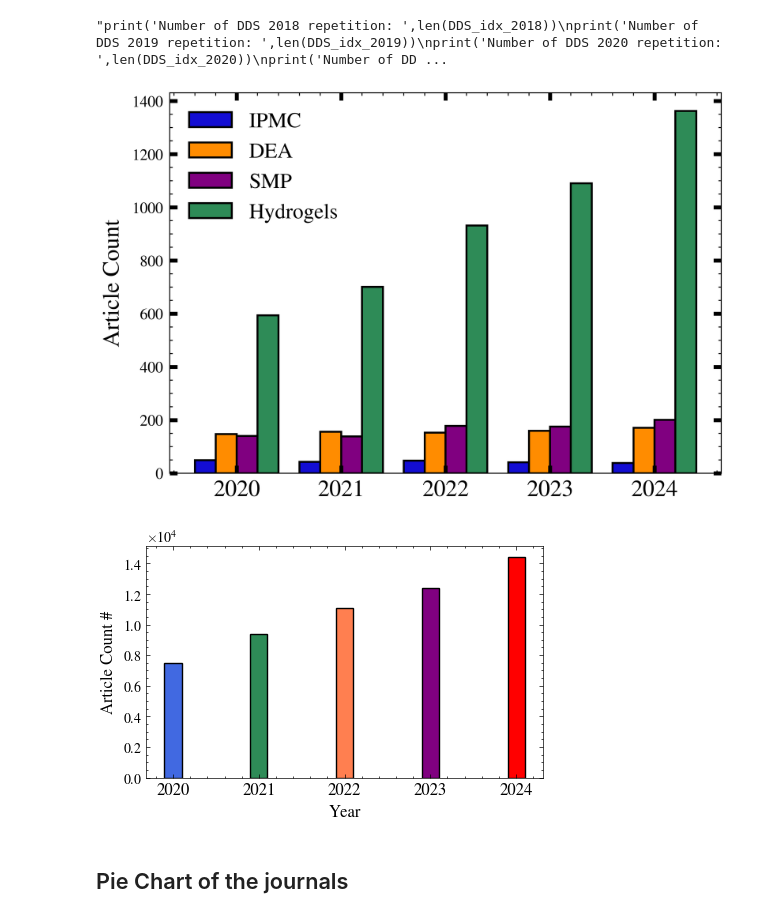
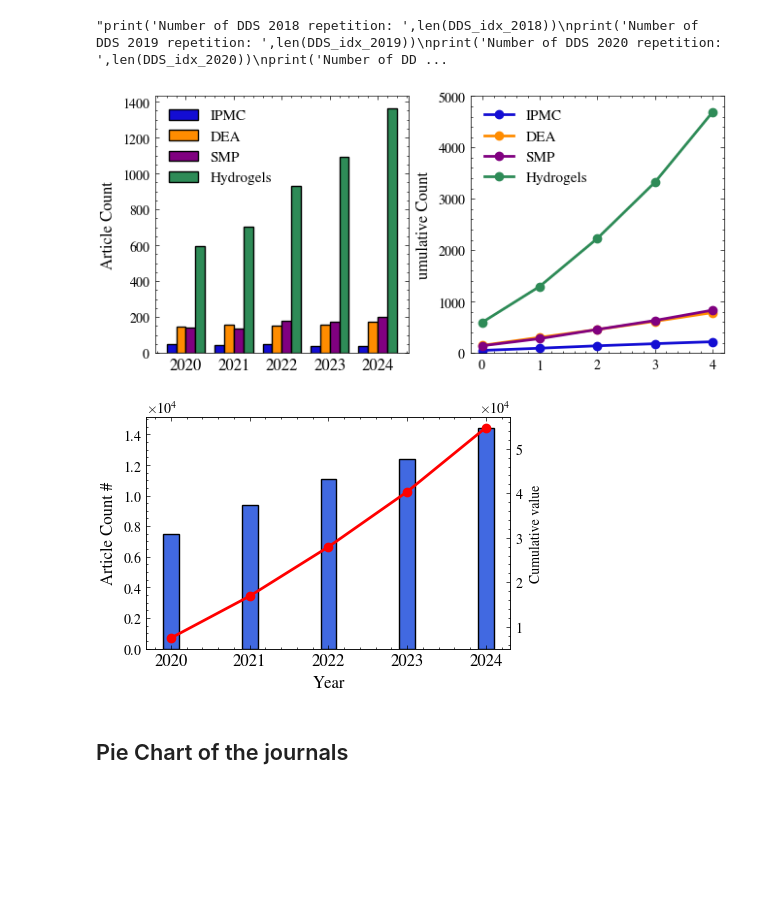
Before and after one commit to mohsafaei/Literature-Analysis, a Jupyter notebook: Literature-Analysis.ipynb, the cells around one changed output. Cells and saved outputs as stored; diff of their text form; code cells hidden in the pictures; blank space fills up the shorter version.

```diff
--- a/Literature-Analysis.ipynb
+++ b/Literature-Analysis.ipynb
@@ -323,6 +318,15 @@ hyd_idx_2024 = kw_count(pattern_hydrogel,subdata_2024)
 
 hyd_rpt = np.array([len(hyd_idx_2020), len(hyd_idx_2021), len(hyd_idx_2022), len(hyd_idx_2023),
                     len(hyd_idx_2024)])#DDS_rpt = DDS_rpt.to_numpy()
+def cumulativeValue(x):
+    z = 0
+    cumulative_list = []
+
+    for item in x:
+        z += item
+        cumulative_list.append(z)
+
+    return cumulative_list
 # %%
 #belec_idx_2018 = kw_count(pattern_robot,subdata_2018)
 #belec_idx_2019 = kw_count(pattern_robot,subdata_2019)
@@ -347,51 +351,53 @@ print('Number of DDS 2025 repetition: ',len(DDS_idx_2025))"""
 # %% [output]
 "print('Number of DDS 2018 repetition: ',len(DDS_idx_2018))\nprint('Number of DDS 2019 repetition: ',len(DDS_idx_2019))\nprint('Number of DDS 2020 repetition: ',len(DDS_idx_2020))\nprint('Number of DD ...
 # %%
-
 scaled_cm = (DEA_rpt - DEA_rpt.min()) / (DEA_rpt.max() - DEA_rpt.min())
 cmap = colormap(scaled_cm)
 
 categs = ['2020', '2021','2022','2023','2024']
 
-fig2, ax2 = plt.subplots(num='DDS in literature',figsize=(4.5, 3.0))
-
+fig2, (ax2,ax22) = plt.subplots(1,2, num='DDS in literature',figsize=(6.5, 3.0))
 bar = np.arange(len(categs))
 bar_width = 0.2  # We make the bars a bit narrower to fit four
-
 
 ax2.set_ylabel('Article Count', fontsize=12)
 #ax2.set_title('Keywords in Literature', fontsize=16, fontweight='bold')
 ax2.set_xticks(bar)
 ax2.set_xticklabels(categs, fontsize=12)
 
 ax2.bar(bar - 1.5 * bar_width, IPMC_rpt,bar_width,color = cmap[0],
         edgecolor ='black',label ='IPMC')
 ax2.bar(bar - 0.5 * bar_width, DEA_rpt,bar_width,color = "darkorange",
         edgecolor ='black',label ='DEA')
 ax2.bar(bar + 0.5 * bar_width, SMP_rpt,bar_width,color = "purple",
         edgecolor ='black',label ='SMP')
 ax2.bar(bar + 1.5 * bar_width, hyd_rpt,bar_width,color = "seagreen",
         edgecolor ='black',label ='Hydrogels')
+ax2.legend(fontsize=11)
 
-ax2.legend(fontsize=11)
+ax22.plot(bar, cumulativeValue(IPMC_rpt), color=cmap[0], marker='o', linewidth=2, label='IPMC')
+ax22.plot(bar, cumulativeValue(DEA_rpt), color='darkorange', marker='o', linewidth=2, label='DEA')
+ax22.plot(bar, cumulativeValue(SMP_rpt), color='purple', marker='o', linewidth=2, label='SMP')
+ax22.plot(bar, cumulativeValue(hyd_rpt), color='seagreen', marker='o', linewidth=2, label='Hydrogels')
+ax22.set_ylim([0,5000])
+ax22.legend(fontsize=11)
+ax22.set_ylabel('Cumulative Count', fontsize=12)
+
 
 #ax2.bar(bar[4], DDS_rpt[4],color = cmap[4],edgecolor ='black',label ='2022')
 #ax2.bar(bar[5], DDS_rpt[5],color = cmap[5],edgecolor ='black',label ='2023')
 #ax2.bar(bar[6], DDS_rpt[6],color = cmap[6],edgecolor ='black',label ='2024')
 #ax2.bar(bar[7], DDS_rpt[7],color = cmap[7],edgecolor ='black',label ='2025')
 
 fig2.tight_layout()
-fig2.savefig('Keyword_Literature.jpg',dpi=600)
-#fig2.savefig('Keyword_Literature.pdf',dpi=600)
+fig2.savefig('Keyword_Literature.jpg',dpi=600) #optional: .pdf
+
 
 plt.show()
 # %% [output]
-[figure, old version]
+[figure, new version]
 # %%
 from matplotlib.ticker import ScalarFormatter
-
-#scaled_cm = (DEA_rpt - DEA_rpt.min()) / (DEA_rpt.max() - DEA_rpt.min())
-#cmap = colormap(scaled_cm)
 
 
 categs = ['2020', '2021','2022','2023','2024']
@@ -400,7 +406,6 @@ fig3, ax3 = plt.subplots(num='DDS in literature',figsize=(4.5, 3.0))
 
 bar = np.arange(len(categs))
 bar_width = 0.2  # We make the bars a bit narrower to fit four
-
 
 
 # Make y-axis scientific-like
@@ -420,15 +425,22 @@ ax3.set_xticklabels(categs, fontsize=12)
 
 ax3.bar(0, SMA_lit[0],bar_width,color='royalblue',
         edgecolor ='black')
-ax3.bar(1, SMA_lit[1],bar_width,color='seagreen',
+ax3.bar(1, SMA_lit[1],bar_width,color='royalblue',
         edgecolor ='black')
-ax3.bar(2, SMA_lit[2],bar_width,color='coral',
+ax3.bar(2, SMA_lit[2],bar_width,color='royalblue',
         edgecolor ='black')
-ax3.bar(3, SMA_lit[3],bar_width,color='purple',
+ax3.bar(3, SMA_lit[3],bar_width,color='royalblue',
         edgecolor ='black')
-ax3.bar(4, SMA_lit[4],bar_width,color='red',
+ax3.bar(4, SMA_lit[4],bar_width,color='royalblue',
         edgecolor ='black')
+#ax3.plot(bar, cumulativeValue(SMA_lit), color='black', marker='o', linewidth=2, label='Trend')
 
+ax4 = ax3.twinx()
+ax4.plot(range(len(SMA_lit)), cumulativeValue(SMA_lit),
+         color='red', marker='o', linewidth=2, label='Trend')
+ax4.set_ylabel('Cumulative value')
+ax4.yaxis.set_major_formatter(formatter)
+ax4.ticklabel_format(axis='y', style='sci', scilimits=(0, 0))
 #ax3.legend(fontsize=11)
 
 #ax2.bar(bar[4], DDS_rpt[4],color = cmap[4],edgecolor ='black',label ='2022')
@@ -442,7 +454,7 @@ fig3.savefig('SPA_in_Literature.jpg',dpi=600)
 
 plt.show()
 # %% [output]
-[figure, old version]
+[figure, new version]
 # %% [markdown]
 ## Pie Chart of the journals
 # %%
```
Also changed, not shown: parts of 6 cells of this notebook, 4 other files.
